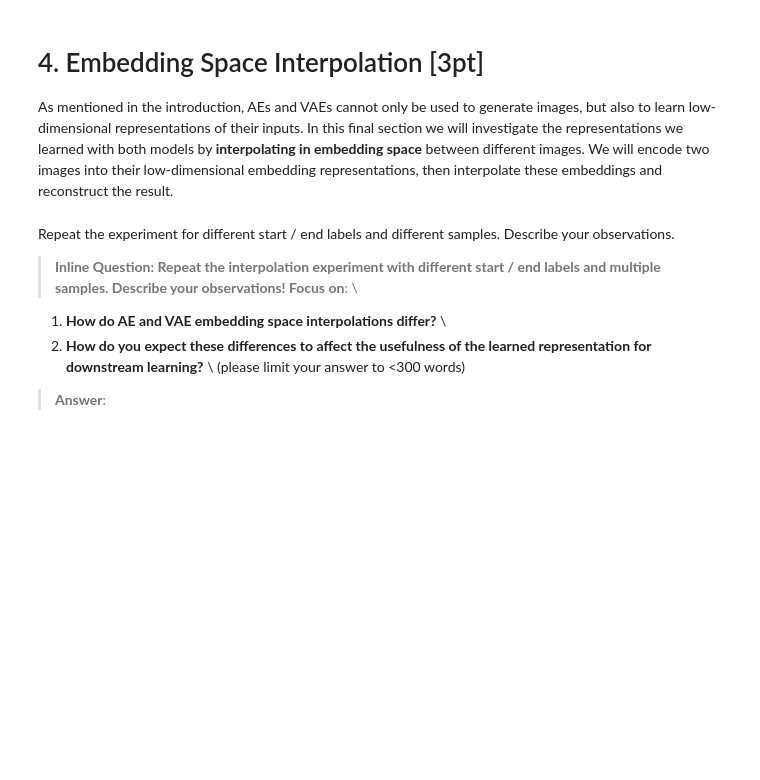
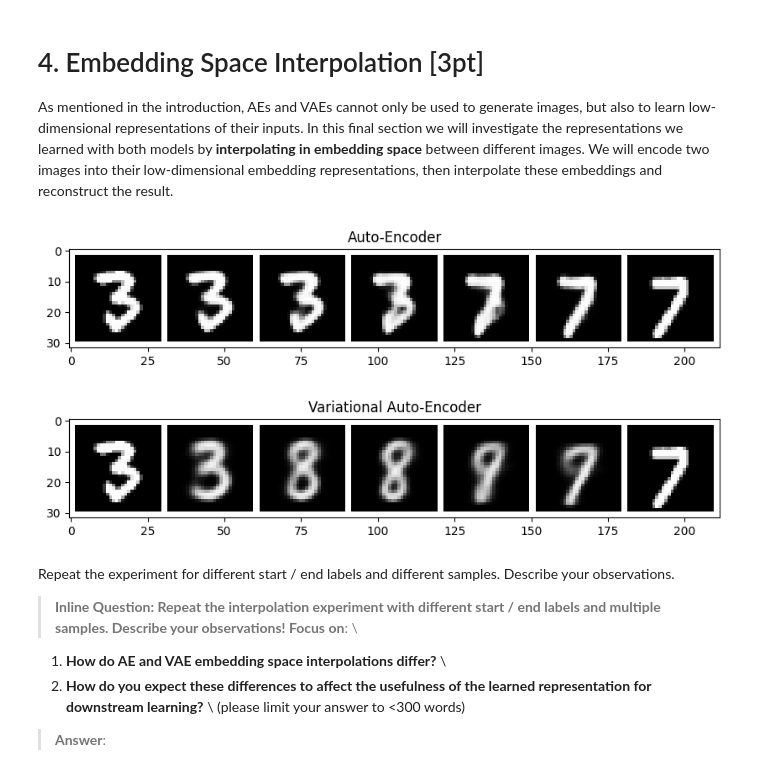
Before and after one commit to jmoon98/CSCI566_Assignment2, a Jupyter notebook: CSCI566_Assignment2_problem_1_VAE.ipynb, the cells around one changed output. Drawn from its saved outputs; the diff is of its cells as text; code cells hidden in the pictures; blank space fills up the shorter version.

```diff
--- a/CSCI566_Assignment2_problem_1_VAE.ipynb
+++ b/CSCI566_Assignment2_problem_1_VAE.ipynb
@@ -219,8 +245,8 @@ ae_model = ae_model.train()   # set model in train mode (eg batchnorm params get
 #       will use MSE loss as it is the most common choice, assuming a Gaussian     #
 #       output distribution.                                                       #
 ####################################################################################
-opt = None          # create optimizer instance
-criterion = None    # create loss layer instance
+opt = torch.optim.Adam(ae_model.parameters(), lr=learning_rate)          # create optimizer instance
+criterion = torch.nn.MSELoss()    # create loss layer instance
 #################################### END TODO #######################################
 
 train_it = 0
@@ -233,9 +259,19 @@ for ep in range(epochs):
   #       perform one gradient step with the optimizer.                              #
   # HINT: Don't forget to erase old gradients before performing the backward pass.   #
   ####################################################################################
-  for None in None:
+  for sample_img, sample_label in mnist_data_loader:
     # add training loop commands here
     # ...
+    sample_img = sample_img.to(device)
+
+    # forward
+    fwd = ae_model(sample_img)
+    rec_loss = criterion(fwd, sample_img)  # MSE loss
+
+    # backward
+    opt.zero_grad()  # erasing old gradients
+    rec_loss.backward()
+    opt.step()  # updating weights
     #################################### END TODO #####################################
 
     if train_it % 100 == 0:
@@ -564,8 +708,8 @@ vis_samples(vae_model)
 
 As mentioned in the introduction, AEs and VAEs cannot only be used to generate images, but also to learn low-dimensional representations of their inputs. In this final section we will investigate the representations we learned with both models by **interpolating in embedding space** between different images. We will encode two images into their low-dimensional embedding representations, then interpolate these embeddings and reconstruct the result.
 # %%
-START_LABEL = 4
-END_LABEL = 8
+START_LABEL = 3
+END_LABEL = 7
 nz=64
 
 def get_image_with_label(target_label):
@@ -580,33 +724,36 @@ def interpolate_and_visualize(model, tag, start_img, end_img):
   model.eval()    # put model in eval mode to avoid updating batchnorm
 
   # encode both images into embeddings (use posterior mean for interpolation)
   z_start = model.encoder(start_img[None])[..., :nz]
   z_end = model.encoder(end_img[None])[..., :nz]
 
   # compute interpolated latents
   N_INTER_STEPS = 5
   z_inter = [z_start + i/N_INTER_STEPS * (z_end - z_start) for i in range(N_INTER_STEPS)]
 
   # decode interpolated embeddings (as a single batch)
   img_inter = model.decoder(torch.cat(z_inter))
 
   # reshape result and display interpolation
   vis_imgs = torch.cat([start_img[None], img_inter, end_img[None]])
   fig = plt.figure(figsize = (10, 10))
   ax1 = plt.subplot(111)
   ax1.imshow(torchvision.utils.make_grid(vis_imgs, nrow=N_INTER_STEPS+2, pad_value=1.)\
                   .data.cpu().numpy().transpose(1, 2, 0), cmap='gray')
   plt.title(tag)
   plt.show()
 
 
 # sample two training images with given labels
 start_img = get_image_with_label(START_LABEL)
 end_img = get_image_with_label(END_LABEL)
 
 # visualize interpolations for AE and VAE models
 interpolate_and_visualize(ae_model, "Auto-Encoder", start_img, end_img)
 interpolate_and_visualize(vae_model, "Variational Auto-Encoder", start_img, end_img)
+# %% [output]
+[figure, added]
+[figure, added]
 # %% [markdown]
 Repeat the experiment for different start / end labels and different samples. Describe your observations.
 
```
Also changed, not shown: parts of 18 cells of this notebook, 3 other files.
